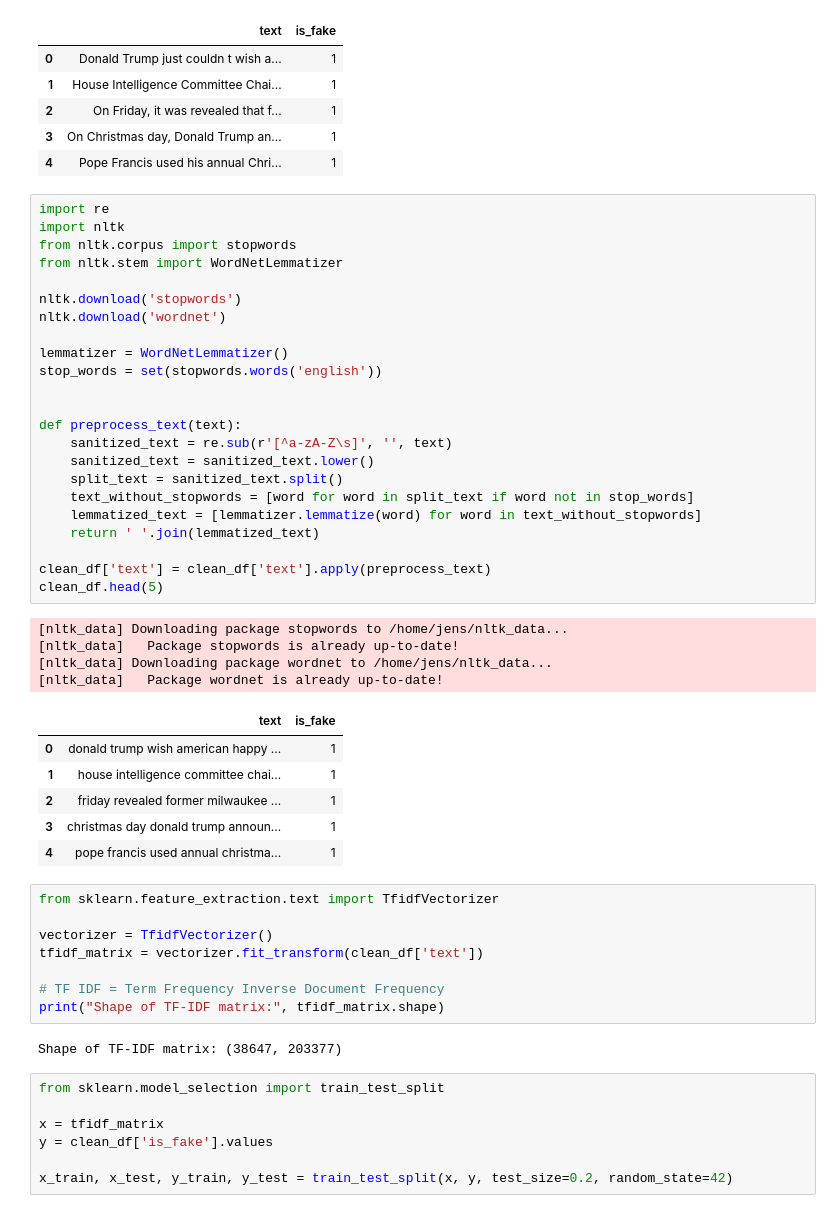
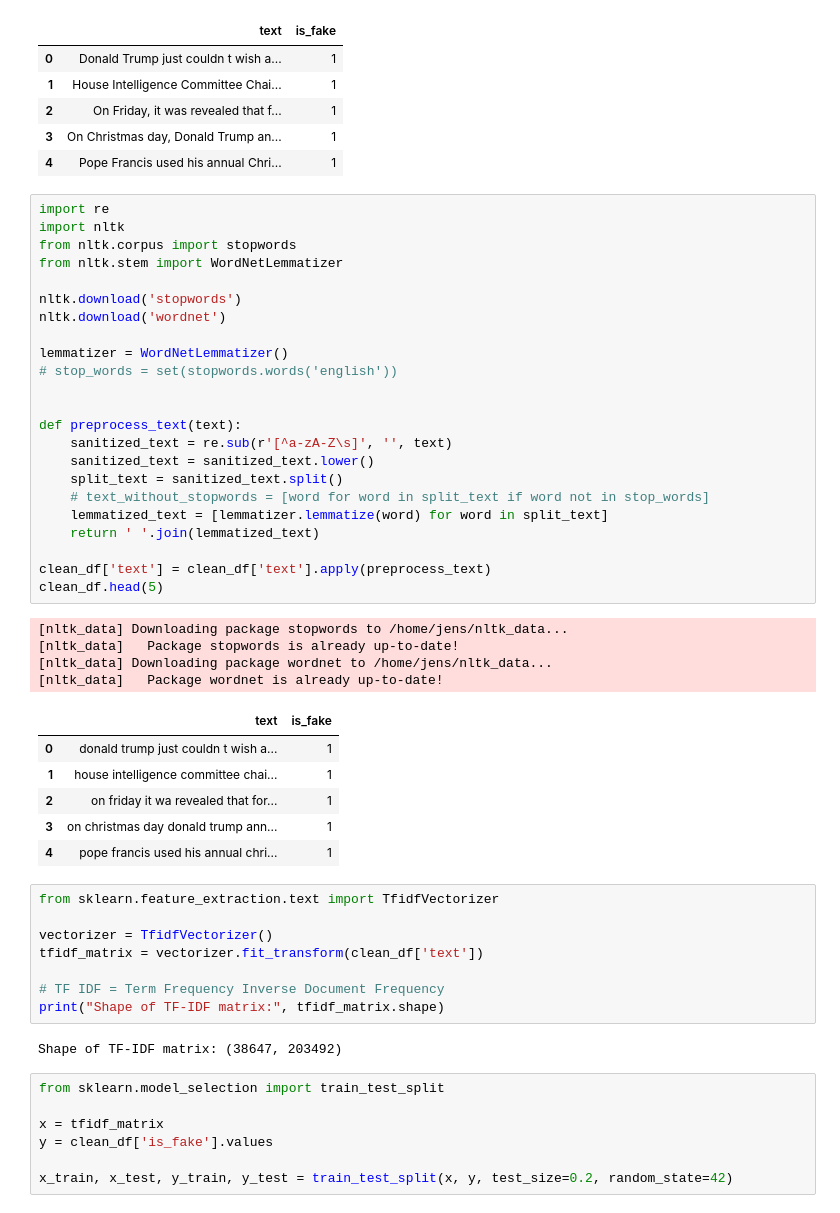
Before and after one commit to PS222407/ai, a Jupyter notebook: fakenews/fake_news_classifier.ipynb, the cells around one changed output. Cells and saved outputs as stored; diff of their text form.

```diff
--- a/fakenews/fake_news_classifier.ipynb
+++ b/fakenews/fake_news_classifier.ipynb
@@ -75,37 +75,37 @@ clean_df.head(5)
 # %%
 import re
 import nltk
 from nltk.corpus import stopwords
 from nltk.stem import WordNetLemmatizer
 
 nltk.download('stopwords')
 nltk.download('wordnet')
 
 lemmatizer = WordNetLemmatizer()
-stop_words = set(stopwords.words('english'))
+# stop_words = set(stopwords.words('english'))
 
 
 def preprocess_text(text):
     sanitized_text = re.sub(r'[^a-zA-Z\s]', '', text)
     sanitized_text = sanitized_text.lower()
     split_text = sanitized_text.split()
-    text_without_stopwords = [word for word in split_text if word not in stop_words]
-    lemmatized_text = [lemmatizer.lemmatize(word) for word in text_without_stopwords]
+    # text_without_stopwords = [word for word in split_text if word not in stop_words]
+    lemmatized_text = [lemmatizer.lemmatize(word) for word in split_text]
     return ' '.join(lemmatized_text)
 
 clean_df['text'] = clean_df['text'].apply(preprocess_text)
 clean_df.head(5)
 # %% [output]
 [nltk_data] Downloading package stopwords to /home/jens/nltk_data...
 [nltk_data]   Package stopwords is already up-to-date!
 [nltk_data] Downloading package wordnet to /home/jens/nltk_data...
 [nltk_data]   Package wordnet is already up-to-date!
 |  | text | is_fake |
-| 0 | donald trump wish american happy ... | 1 |
+| 0 | donald trump just couldn t wish a... | 1 |
 | 1 | house intelligence committee chai... | 1 |
-| 2 | friday revealed former milwaukee ... | 1 |
-| 3 | christmas day donald trump announ... | 1 |
-| 4 | pope francis used annual christma... | 1 |
+| 2 | on friday it wa revealed that for... | 1 |
+| 3 | on christmas day donald trump ann... | 1 |
+| 4 | pope francis used his annual chri... | 1 |
 # %%
 from sklearn.feature_extraction.text import TfidfVectorizer
 
@@ -115,7 +115,7 @@ tfidf_matrix = vectorizer.fit_transform(clean_df['text'])
 # TF IDF = Term Frequency Inverse Document Frequency
 print("Shape of TF-IDF matrix:", tfidf_matrix.shape)
 # %% [output]
-Shape of TF-IDF matrix: (38647, 203377)
+Shape of TF-IDF matrix: (38647, 203492)
 # %%
 from sklearn.model_selection import train_test_split
 
```
Also changed, not shown: parts of 2 cells of this notebook, 7 other files.
